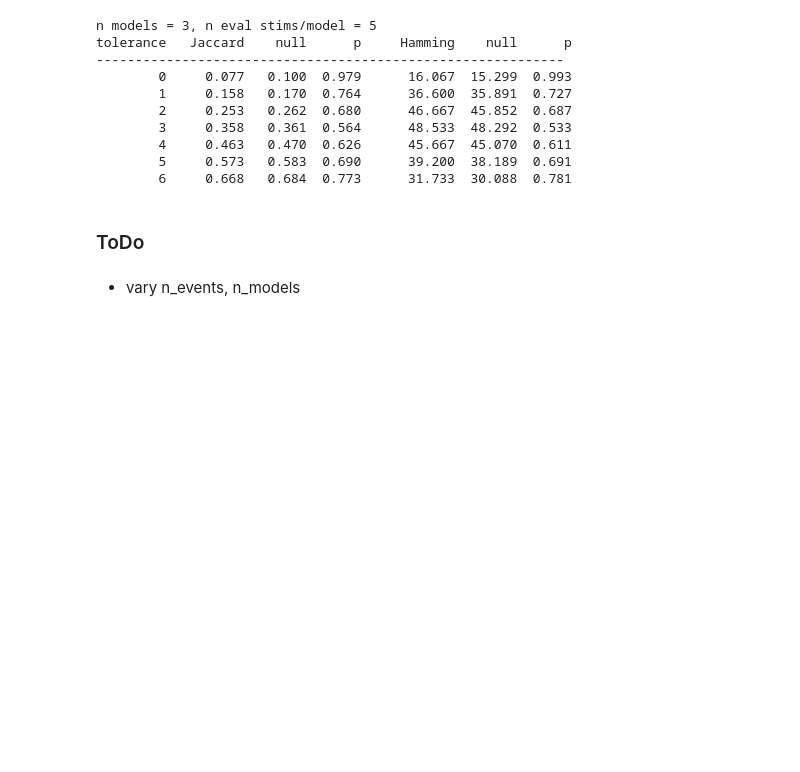
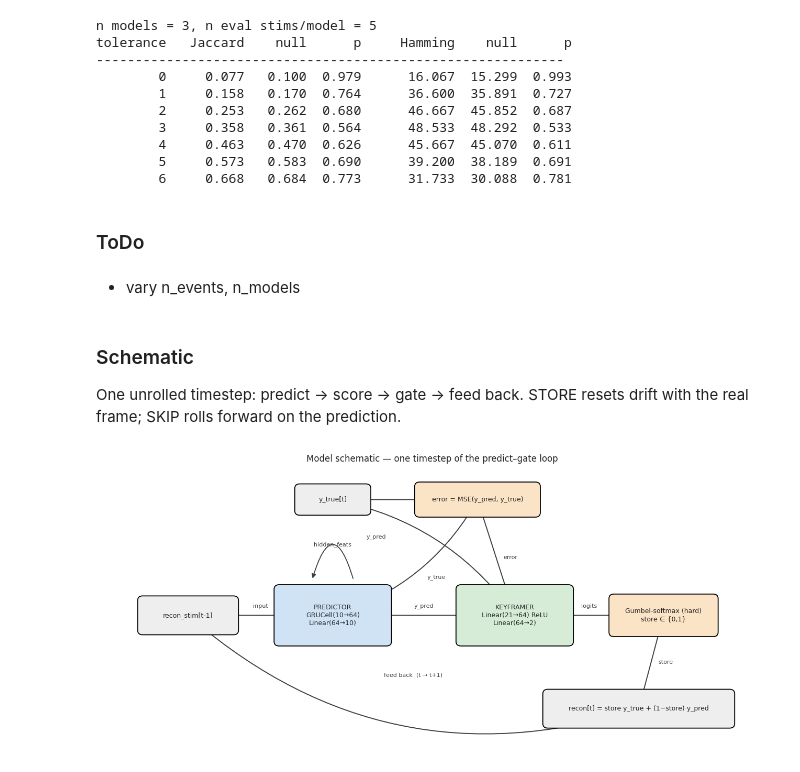
Before and after one commit to siyer7/narrative_map, a Jupyter notebook: code/narrative/1-segmentation.ipynb, the cells around one changed output. Drawn from its saved outputs; the diff is of its cells as text; code cells hidden in the pictures; blank space fills up the shorter version.

Commit message:
about to change to RNN + hard reset

```diff
--- a/code/narrative/1-segmentation.ipynb
+++ b/code/narrative/1-segmentation.ipynb
@@ -268,18 +245,3 @@ for i, (model_idx, stim_t, boundaries, keyframes) in enumerate(eval_results):
 plt.tight_layout(); plt.show()
 # %% [output]
 [figure]
-# %%
-n_bounds = [len(boundaries) for _, _, boundaries, _ in eval_results]
-n_keys   = [len(keyframes)  for _, _, _, keyframes  in eval_results]
-
-fig, ax = plt.subplots(figsize=(4, 3))
-r = np.corrcoef(n_bounds, n_keys)[0, 1]
-ax.set(title=f"r = {r:.2f}", xlabel="# true boundaries", ylabel="# keyframes")
-ax.scatter(n_bounds, n_keys, color='steelblue', edgecolors='k', alpha=0.8)
-
-# regression line
-m, b = np.polyfit(n_bounds, n_keys, 1)
-x_range = np.linspace(min(n_bounds), max(n_bounds), 100)
-ax.plot(x_range, m * x_range + b, color='k', linestyle='--', linewidth=1)
-
-plt.tight_layout(); plt.show()
@@ -364,3 +324,60 @@ tolerance   Jaccard    null      p     Hamming    null      p
 ### ToDo
 # %% [markdown]
 * vary n_events, n_models
+# %% [markdown]
+### Schematic
+One unrolled timestep: predict → score → gate → feed back. STORE resets drift with the real frame; SKIP rolls forward on the prediction.
+# %%
+from matplotlib.patches import FancyBboxPatch
+
+def _box(ax, xy, w, h, text, fc):
+    x, y = xy
+    ax.add_patch(FancyBboxPatch((x - w/2, y - h/2), w, h, boxstyle="round,pad=0.02,rounding_size=0.12",
+                                fc=fc, ec="black", lw=1.3, zorder=2))
+    ax.text(x, y, text, ha="center", va="center", fontsize=9, zorder=3)
+
+def _arrow(ax, p0, p1, text="", rad=0.0, off=(0, 0.25)):
+    ax.annotate("", xy=p1, xytext=p0, zorder=1,
+                arrowprops=dict(arrowstyle="-|>", lw=1.4, color="0.25",
+                                connectionstyle=f"arc3,rad={rad}", shrinkA=10, shrinkB=10))
+    if text:
+        mx, my = (p0[0]+p1[0])/2 + off[0], (p0[1]+p1[1])/2 + off[1]
+        ax.text(mx, my, text, ha="center", va="center", fontsize=8, color="0.25")
+
+fig, ax = plt.subplots(figsize=(13, 6))
+BLUE, GREEN, ORANGE, GREY = "#cfe3f5", "#d6ecd6", "#fbe3c6", "#eeeeee"
+
+# node centers
+INP, PRED, KEY, GATE = (1.7,3.2),(5.2,3.2),(9.6,3.2),(13.2,3.2)
+YTRUE, ERR, UPD      = (5.2,6.3),(8.7,6.3),(12.6,0.7)
+
+_box(ax, INP,  2.4, 1.0, "recon_stim[t-1]",                             GREY)
+_box(ax, PRED, 2.8, 1.6, "PREDICTOR\nGRUCell(10→64)\nLinear(64→10)", BLUE)
+_box(ax, YTRUE,1.8, 0.8, "y_true[t]",                                   GREY)
+_box(ax, ERR,  3.0, 0.9, "error = MSE(y_pred, y_true)",                 ORANGE)
+_box(ax, KEY,  2.8, 1.6, "KEYFRAMER\nLinear(21→64) ReLU\nLinear(64→2)",GREEN)
+_box(ax, GATE, 2.6, 1.1, "Gumbel-softmax (hard)\nstore ∈ {0,1}",     ORANGE)
+_box(ax, UPD,  4.6, 1.0, "recon[t] = store·y_true + (1−store)·y_pred",GREY)
+
+# main horizontal path
+_arrow(ax, INP, PRED, "input")
+_arrow(ax, PRED, KEY, "y_pred")
+_arrow(ax, KEY, GATE, "logits")
+_arrow(ax, GATE, UPD, "store", off=(0.35, 0))
+# error branch (top)
+_arrow(ax, PRED, ERR, "y_pred", rad=0.2, off=(-0.7, 0.55))
+_arrow(ax, YTRUE, ERR, "")
+_arrow(ax, YTRUE, KEY, "y_true", rad=-0.2, off=(0.3, -0.55))
+_arrow(ax, ERR, KEY, "error", off=(0.35, 0))
+# predictor hidden self-loop
+ax.annotate("", xy=(4.7,4.15), xytext=(5.7,4.15),
+            arrowprops=dict(arrowstyle="-|>", lw=1.3, color="0.25", connectionstyle="arc3,rad=1.7"))
+ax.text(5.2, 5.05, "hidden_feats", ha="center", fontsize=8, color="0.25")
+# feedback loop along the bottom: recon[t] -> input at t+1
+_arrow(ax, UPD, INP, "feed back  (t → t+1)", rad=-0.28, off=(0, -0.35))
+
+ax.set(xlim=(-0.4, 15.6), ylim=(-0.4, 7.2)); ax.axis("off")
+ax.set_title("Model schematic — one timestep of the predict–gate loop")
+plt.tight_layout(); plt.show()
+# %% [output]
+[figure, added]
```
Also changed, not shown: parts of 5 cells of this notebook, 1 other file.
